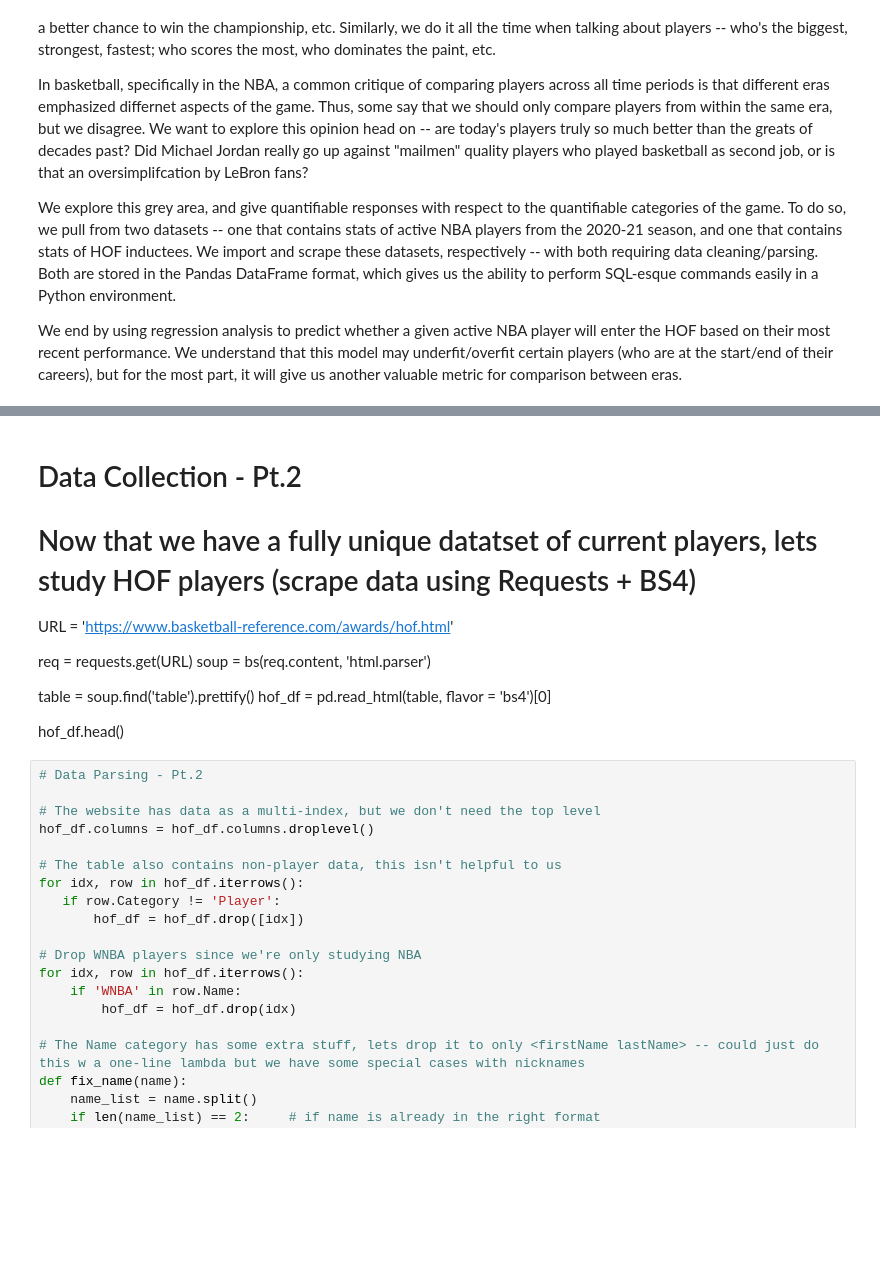
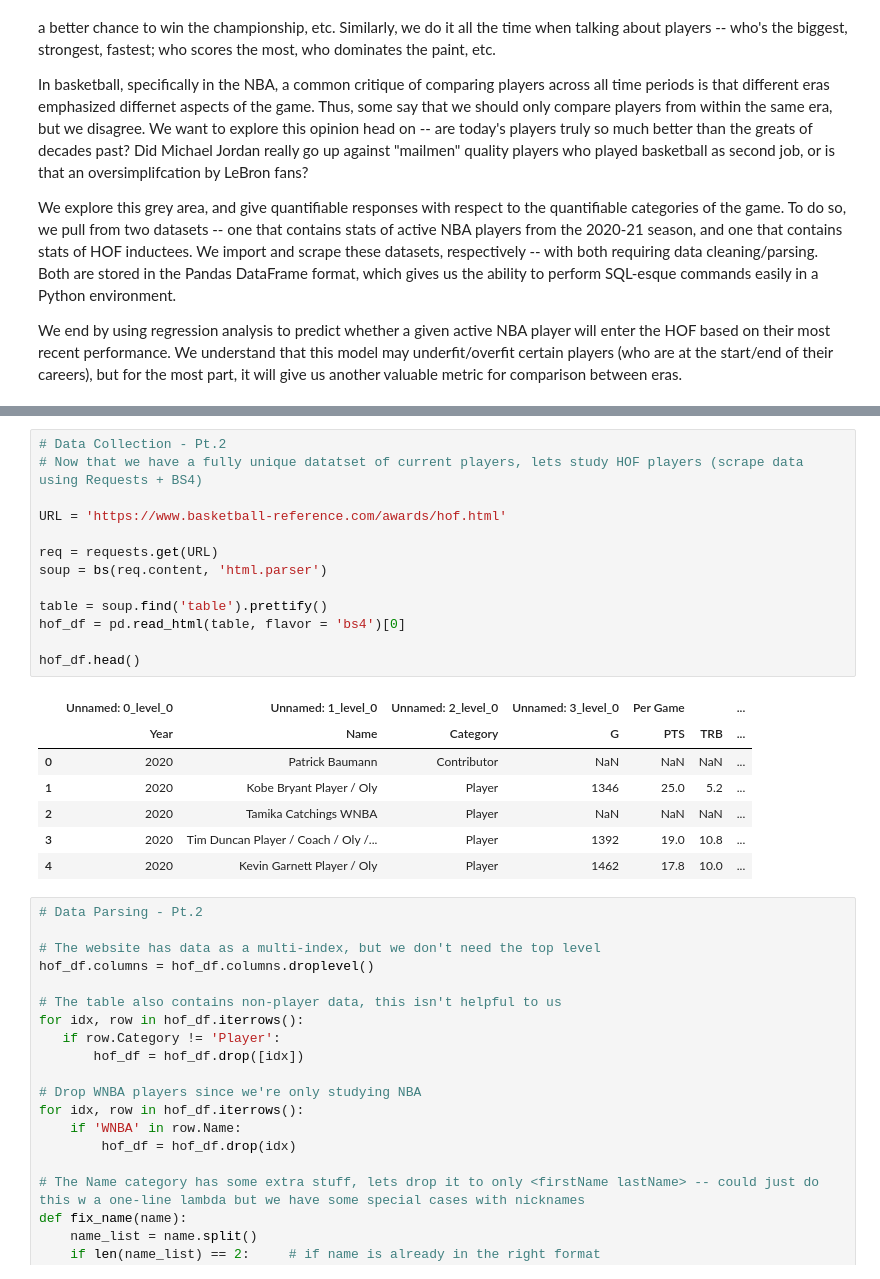
Before and after one commit to surmud/NBA-Hall-of-fame-predictor, a Jupyter notebook: hof.ipynb, the cells around one changed output, grey strips where cells are left out. Saved outputs shown, nothing was run; the diff lists cells and outputs as text; blank space fills up the shorter version.

```diff
--- a/hof.ipynb
+++ b/hof.ipynb
@@ -52,16 +62,24 @@ for player in mult_teams:
-# %% [markdown]
-# Data Collection - Pt.2
-# Now that we have a fully unique datatset of current players, lets study HOF players (scrape data using Requests + BS4)
-
-URL = 'https://www.basketball-reference.com/awards/hof.html'
-
-req = requests.get(URL)
-soup = bs(req.content, 'html.parser')
-
-table = soup.find('table').prettify()
-hof_df = pd.read_html(table, flavor = 'bs4')[0]
-
-hof_df.head()
+# %%
+# Data Collection - Pt.2
+# Now that we have a fully unique datatset of current players, lets study HOF players (scrape data using Requests + BS4)
+
+URL = 'https://www.basketball-reference.com/awards/hof.html'
+
+req = requests.get(URL)
+soup = bs(req.content, 'html.parser')
+
+table = soup.find('table').prettify()
+hof_df = pd.read_html(table, flavor = 'bs4')[0]
+
+hof_df.head()
+# %% [output]
+|  | Unnamed: 0_level_0 | Unnamed: 1_level_0 | Unnamed: 2_level_0 | Unnamed: 3_level_0 | Per Game |  | ... |
+|  | Year | Name | Category | G | PTS | TRB | ... |
+| 0 | 2020 | Patrick Baumann | Contributor | NaN | NaN | NaN | ... |
+| 1 | 2020 | Kobe Bryant Player / Oly | Player | 1346 | 25.0 | 5.2 | ... |
+| 2 | 2020 | Tamika Catchings WNBA | Player | NaN | NaN | NaN | ... |
+| 3 | 2020 | Tim Duncan Player / Coach / Oly /... | Player | 1392 | 19.0 | 10.8 | ... |
+| 4 | 2020 | Kevin Garnett Player / Oly | Player | 1462 | 17.8 | 10.0 | ... |
 # %%
 # Data Parsing - Pt.2
 
```
Also changed, not shown: parts of 5 cells of this notebook, 1 other file.
